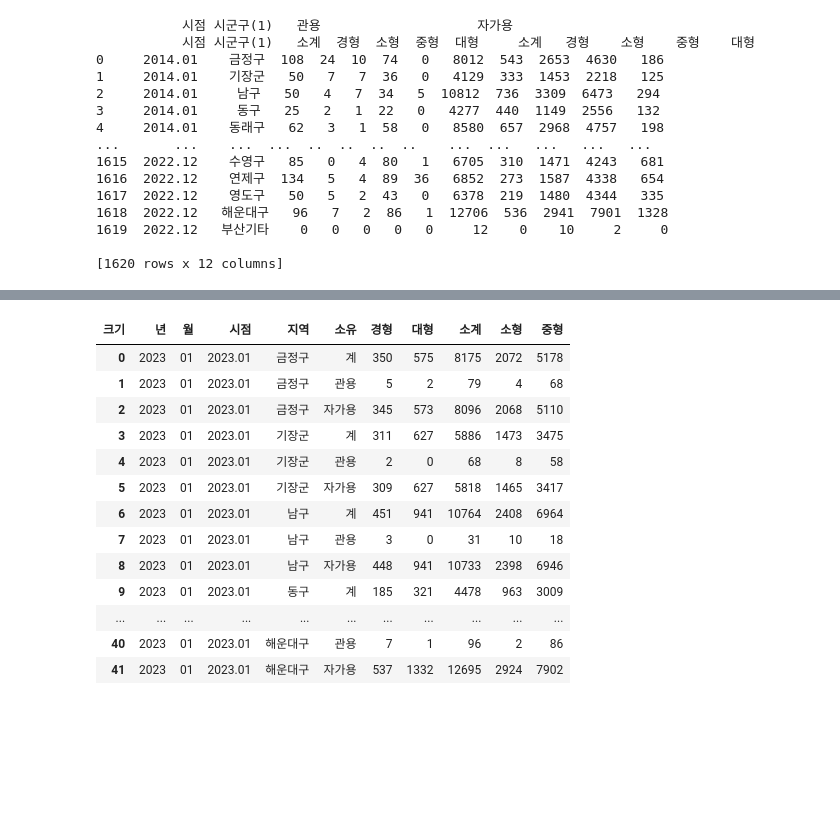
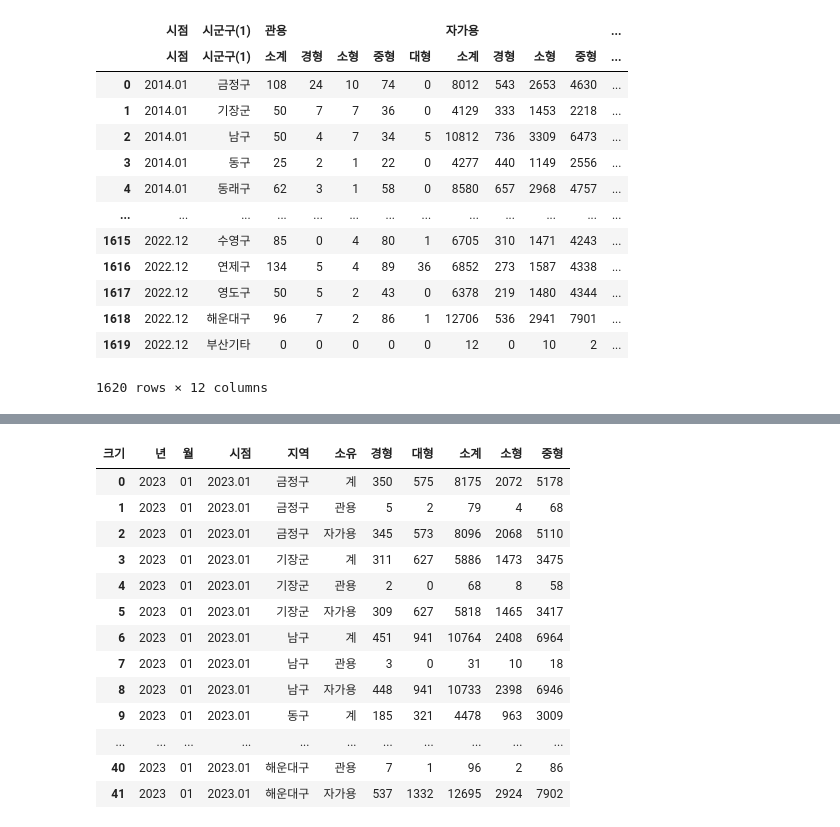
Before and after one commit to dlgustn376/-AWS-_Python_Study, a Jupyter notebook: pandas_stack_unstack2.ipynb, the cells around one changed output, grey strips where cells are left out. Drawn from its saved outputs; the diff is of its cells as text; code cells hidden in the pictures; blank space fills up the shorter version.

```diff
--- a/pandas_stack_unstack2.ipynb
+++ b/pandas_stack_unstack2.ipynb
@@ -1,30 +14,28 @@
 # %%
-import pandas as pd
-
+#stack, unstack
 df1 = pd.read_csv('이륜차신고현황_시도별_2014-2022.csv', encoding='cp949', header=[0,1])
 df1.drop('시도명(1)', axis=1, inplace=True)
-print(df1)
+df1
 # print(df1[('계', '경형')])
 # column 이름이 투플로 들어감
 
-df2 = pd.read_csv('이륜차신고현황_시도별_행렬전환전.csv', encoding='cp949',header=[0,1,2])
+# df2 = pd.read_csv('이륜차신고현황_시도별_행렬전환전.csv', encoding='cp949',header=[0,1,2])
 # print(df2)
 # %% [output]
+|  | 시점 | 시군구(1) | 관용 |  |  |  |  | 자가용 |  |  |  | ... |
+|  | 시점 | 시군구(1) | 소계 | 경형 | 소형 | 중형 | 대형 | 소계 | 경형 | 소형 | 중형 | ... |
+| 0 | 2014.01 | 금정구 | 108 | 24 | 10 | 74 | 0 | 8012 | 543 | 2653 | 4630 | ... |
+| 1 | 2014.01 | 기장군 | 50 | 7 | 7 | 36 | 0 | 4129 | 333 | 1453 | 2218 | ... |
+| 2 | 2014.01 | 남구 | 50 | 4 | 7 | 34 | 5 | 10812 | 736 | 3309 | 6473 | ... |
+| 3 | 2014.01 | 동구 | 25 | 2 | 1 | 22 | 0 | 4277 | 440 | 1149 | 2556 | ... |
+| 4 | 2014.01 | 동래구 | 62 | 3 | 1 | 58 | 0 | 8580 | 657 | 2968 | 4757 | ... |
+| ... | ... | ... | ... | ... | ... | ... | ... | ... | ... | ... | ... | ... |
+| 1615 | 2022.12 | 수영구 | 85 | 0 | 4 | 80 | 1 | 6705 | 310 | 1471 | 4243 | ... |
+| 1616 | 2022.12 | 연제구 | 134 | 5 | 4 | 89 | 36 | 6852 | 273 | 1587 | 4338 | ... |
+| 1617 | 2022.12 | 영도구 | 50 | 5 | 2 | 43 | 0 | 6378 | 219 | 1480 | 4344 | ... |
+| 1618 | 2022.12 | 해운대구 | 96 | 7 | 2 | 86 | 1 | 12706 | 536 | 2941 | 7901 | ... |
+| 1619 | 2022.12 | 부산기타 | 0 | 0 | 0 | 0 | 0 | 12 | 0 | 10 | 2 | ... |
-           시점 시군구(1)   관용                    자가용
-           시점 시군구(1)   소계  경형  소형  중형  대형     소계   경형    소형    중형    대형
-0     2014.01    금정구  108  24  10  74   0   8012  543  2653  4630   186
-1     2014.01    기장군   50   7   7  36   0   4129  333  1453  2218   125
-2     2014.01     남구   50   4   7  34   5  10812  736  3309  6473   294
-3     2014.01     동구   25   2   1  22   0   4277  440  1149  2556   132
-4     2014.01    동래구   62   3   1  58   0   8580  657  2968  4757   198
-...       ...    ...  ...  ..  ..  ..  ..    ...  ...   ...   ...   ...
-1615  2022.12    수영구   85   0   4  80   1   6705  310  1471  4243   681
-1616  2022.12    연제구  134   5   4  89  36   6852  273  1587  4338   654
-1617  2022.12    영도구   50   5   2  43   0   6378  219  1480  4344   335
-1618  2022.12   해운대구   96   7   2  86   1  12706  536  2941  7901  1328
-1619  2022.12   부산기타    0   0   0   0   0     12    0    10     2     0
-
-[1620 rows x 12 columns]
+1620 rows × 12 columns
 # %%
 df2 = pd.read_csv('이륜차신고현황_시도별_행렬전환전.csv', encoding='cp949',header=[0,1,2])
 df2.drop(('시도명(1)','시도명(1)','시도명(1)'), axis=1, inplace=True)
```
Also changed, not shown: parts of 3 cells of this notebook, 7 other files.
